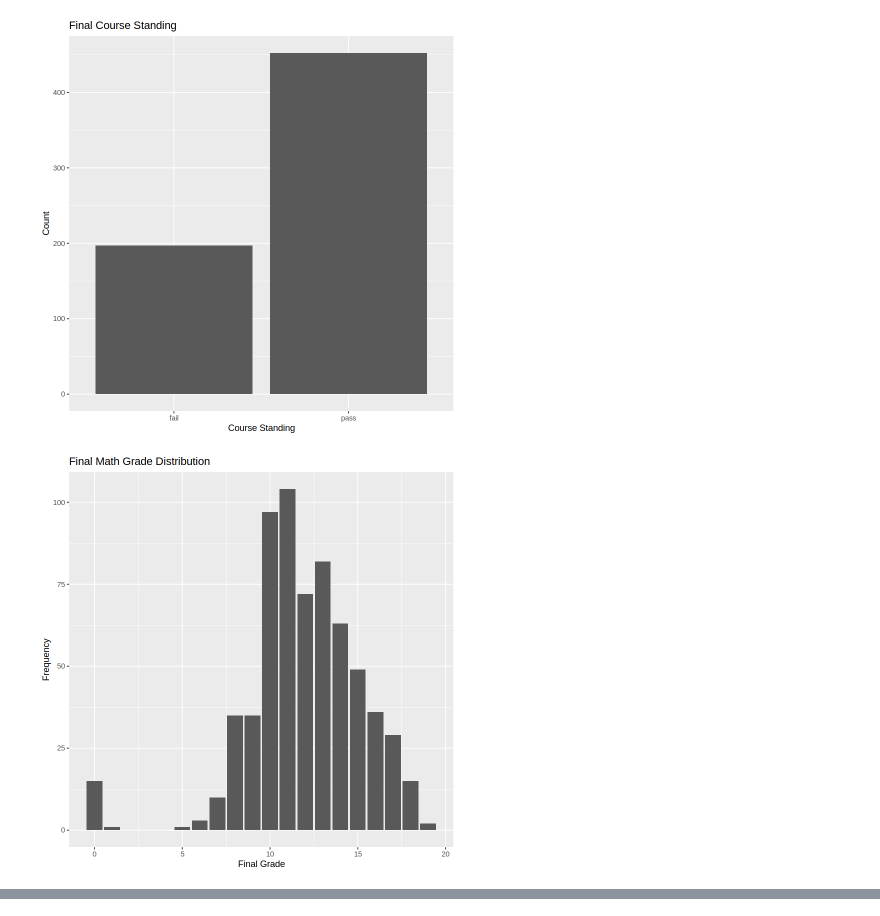
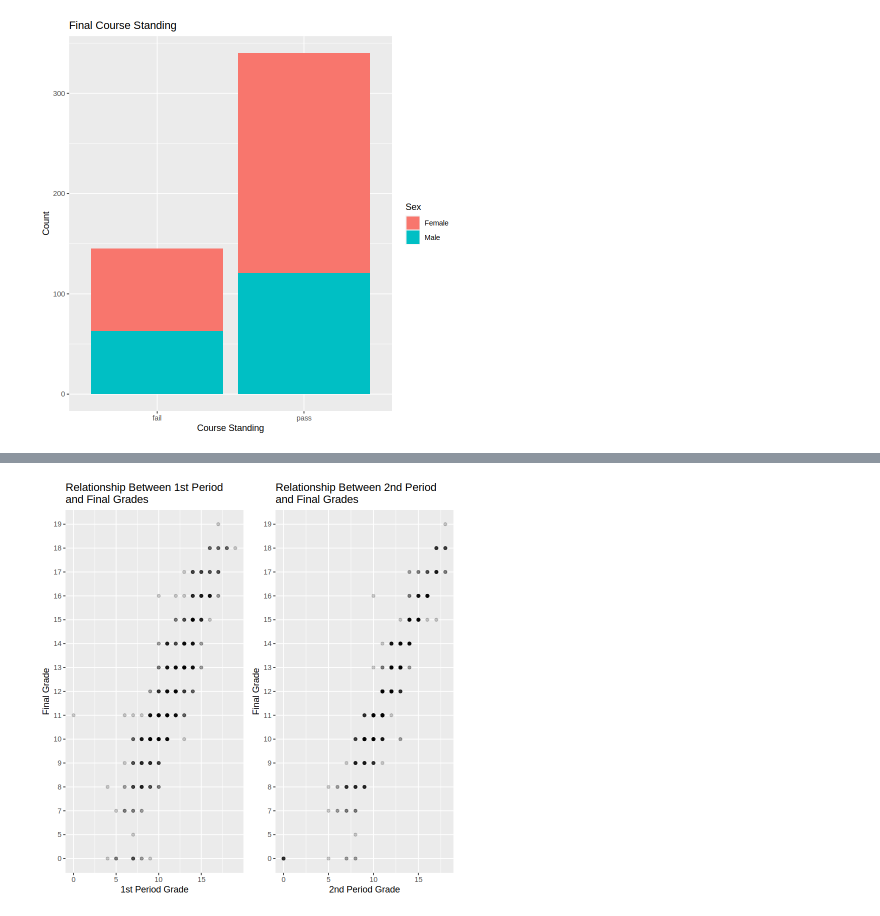
Before and after one commit to kcarri02/GROUP-PROJECT, a Jupyter notebook: ProjectNotebook.ipynb, the cells around one changed output, grey strips where cells are left out. Cells and saved outputs as stored; diff of their text form; code cells hidden in the pictures.

Commit message:
Added more detail to graphs
Added another graph at the end and coloured in graphs

```diff
--- a/ProjectNotebook.ipynb
+++ b/ProjectNotebook.ipynb
@@ -48,39 +69,9 @@ A tibble: 6 × 33
 # %%
-# Seeing proportions of each grade in a table
-
-math <- math |> mutate(standing = ifelse(G3 > 10, "pass", "fail"))
-pass_plot <- math |>
-            ggplot(aes(x = standing)) +
+pass_plot <- math_training |>
+            ggplot(aes(x = standing, fill = sex)) +
             geom_bar() +
-            labs(x = "Course Standing", y = "Count") +
+            labs(x = "Course Standing", y = "Count", fill = "Sex") +
             ggtitle("Final Course Standing")
 pass_plot
-
-grade_bar <- math |>
-                        group_by(G3) |>
-                        summarize(count = n())|>
-                        ggplot(aes(x = G3, y = count)) +
-                        geom_bar(stat = "identity") +
-                        labs(x = "Final Grade", y = "Frequency") +
-                        ggtitle("Final Math Grade Distribution")
-grade_bar
-
-G1_G3_scatterplot <- math |>
-                    ggplot(aes(x = G1, y = G3)) +
-                    geom_point(alpha = 0.2) +
-                    labs(x = "1st Period Grade", y = "Final Grade") +
-                    ggtitle("Relationship Between 1st Period and Final Grades")
-
-G1_G3_scatterplot
-
-
-G2_G3_scatterplot <- math |>
-                    ggplot(aes(x = G2, y = G3)) +
-                    geom_point(alpha = 0.2) +
-                    labs(x = "2nd Period Grade", y = "Final Grade") +
-                    ggtitle("Relationship Between 2nd Period and Final Grades")
-
-G2_G3_scatterplot
 # %% [output]
-[figure, old version]
+[figure, new version]
-[figure, removed]
@@ -88,0 +78,16 @@ G2_G3_scatterplot
+# %%
+G1_G3_scatterplot <- math_training |>
+                    ggplot(aes(x = G1, y = G3)) +
+                    geom_point(alpha = 0.2) +
+                    labs(x = "1st Period Grade", y = "Final Grade") +
+                    ggtitle("Relationship Between 1st Period\nand Final Grades")
+
+G2_G3_scatterplot <- math_training |>
+                    ggplot(aes(x = G2, y = G3)) +
+                    geom_point(alpha = 0.2) +
+                    labs(x = "2nd Period Grade", y = "Final Grade") +
+                    ggtitle("Relationship Between 2nd Period\nand Final Grades")
+
+plot_grid(G1_G3_scatterplot, G2_G3_scatterplot)
+# %% [output]
+[figure, added]
```
Also changed, not shown: parts of 6 cells of this notebook.
